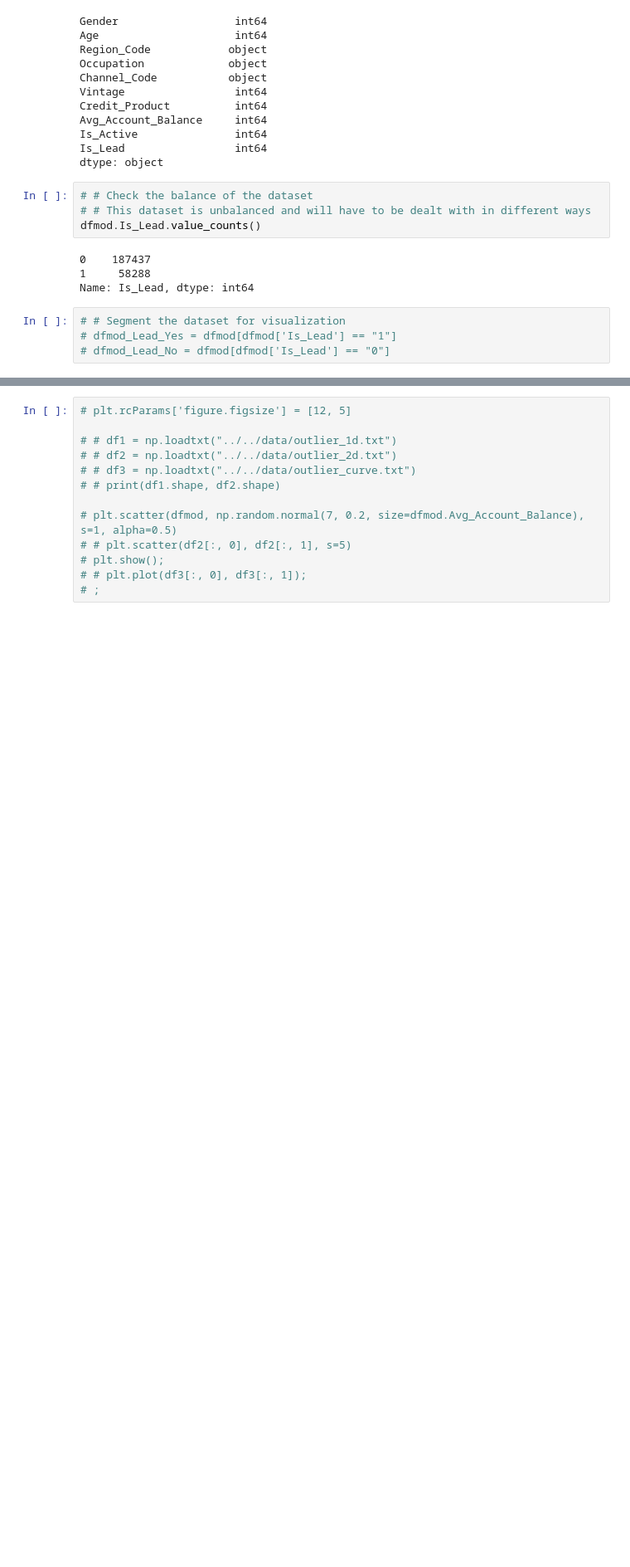
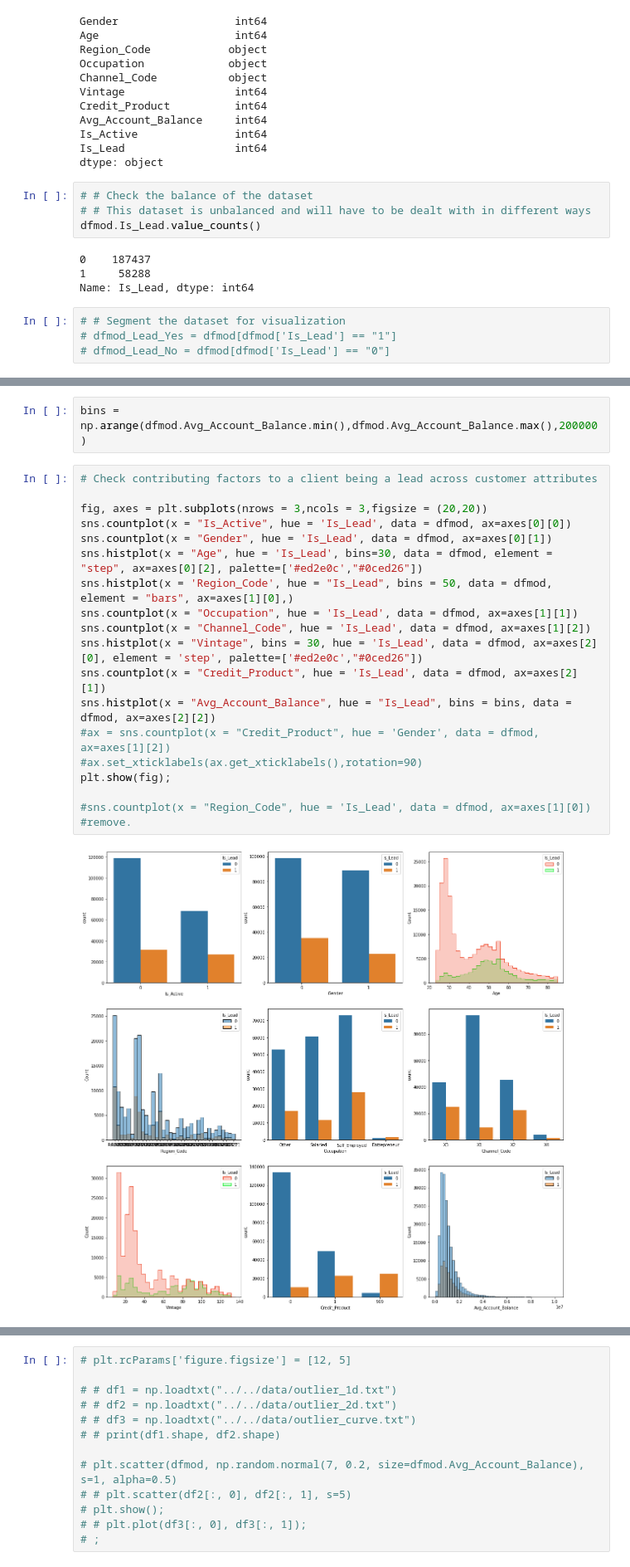
Before and after one commit to YamCooper/Sales_Lead_Analysis_Prediction_ML, a Jupyter notebook: One.ipynb, the cells around one changed output, grey strips where cells are left out. Shown: that part at 83% size. Drawn from its saved outputs; the diff is of its cells as text; blank space fills up the shorter version.

```diff
--- a/One.ipynb
+++ b/One.ipynb
@@ -390,0 +421,22 @@ sns.factorplot(x = 'Is_Active', y = 'Avg_Account_Balance', data = dfmod,  kind="
+# %%
+bins = np.arange(dfmod.Avg_Account_Balance.min(),dfmod.Avg_Account_Balance.max(),200000)
+# %%
+# Check contributing factors to a client being a lead across customer attributes
+
+fig, axes = plt.subplots(nrows = 3,ncols = 3,figsize = (20,20))
+sns.countplot(x = "Is_Active", hue = 'Is_Lead', data = dfmod, ax=axes[0][0])
+sns.countplot(x = "Gender", hue = 'Is_Lead', data = dfmod, ax=axes[0][1])
+sns.histplot(x = "Age", hue = 'Is_Lead', bins=30, data = dfmod, element = "step", ax=axes[0][2], palette=['#ed2e0c',"#0ced26"])
+sns.histplot(x = 'Region_Code', hue = "Is_Lead", bins = 50, data = dfmod, element = "bars", ax=axes[1][0],)
+sns.countplot(x = "Occupation", hue = 'Is_Lead', data = dfmod, ax=axes[1][1])
+sns.countplot(x = "Channel_Code", hue = 'Is_Lead', data = dfmod, ax=axes[1][2])
+sns.histplot(x = "Vintage", bins = 30, hue = 'Is_Lead', data = dfmod, ax=axes[2][0], element = 'step', palette=['#ed2e0c',"#0ced26"])
+sns.countplot(x = "Credit_Product", hue = 'Is_Lead', data = dfmod, ax=axes[2][1])
+sns.histplot(x = "Avg_Account_Balance", hue = "Is_Lead", bins = bins, data = dfmod, ax=axes[2][2])
+#ax = sns.countplot(x = "Credit_Product", hue = 'Gender', data = dfmod, ax=axes[1][2])
+#ax.set_xticklabels(ax.get_xticklabels(),rotation=90)
+plt.show(fig);
+
+#sns.countplot(x = "Region_Code", hue = 'Is_Lead', data = dfmod, ax=axes[1][0]) #remove.
+# %% [output]
+[figure, added]
```
Also changed, not shown: parts of 117 cells of this notebook.
